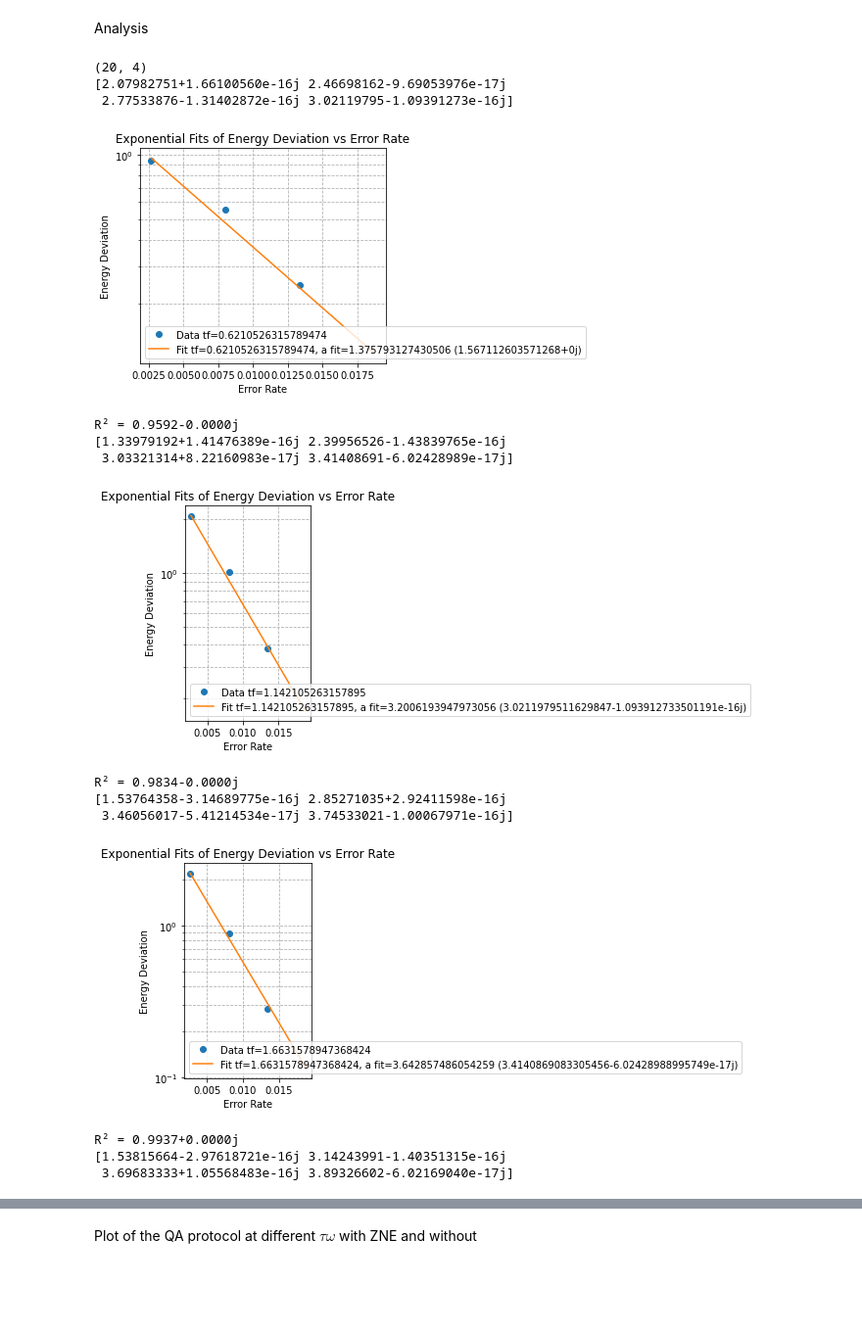
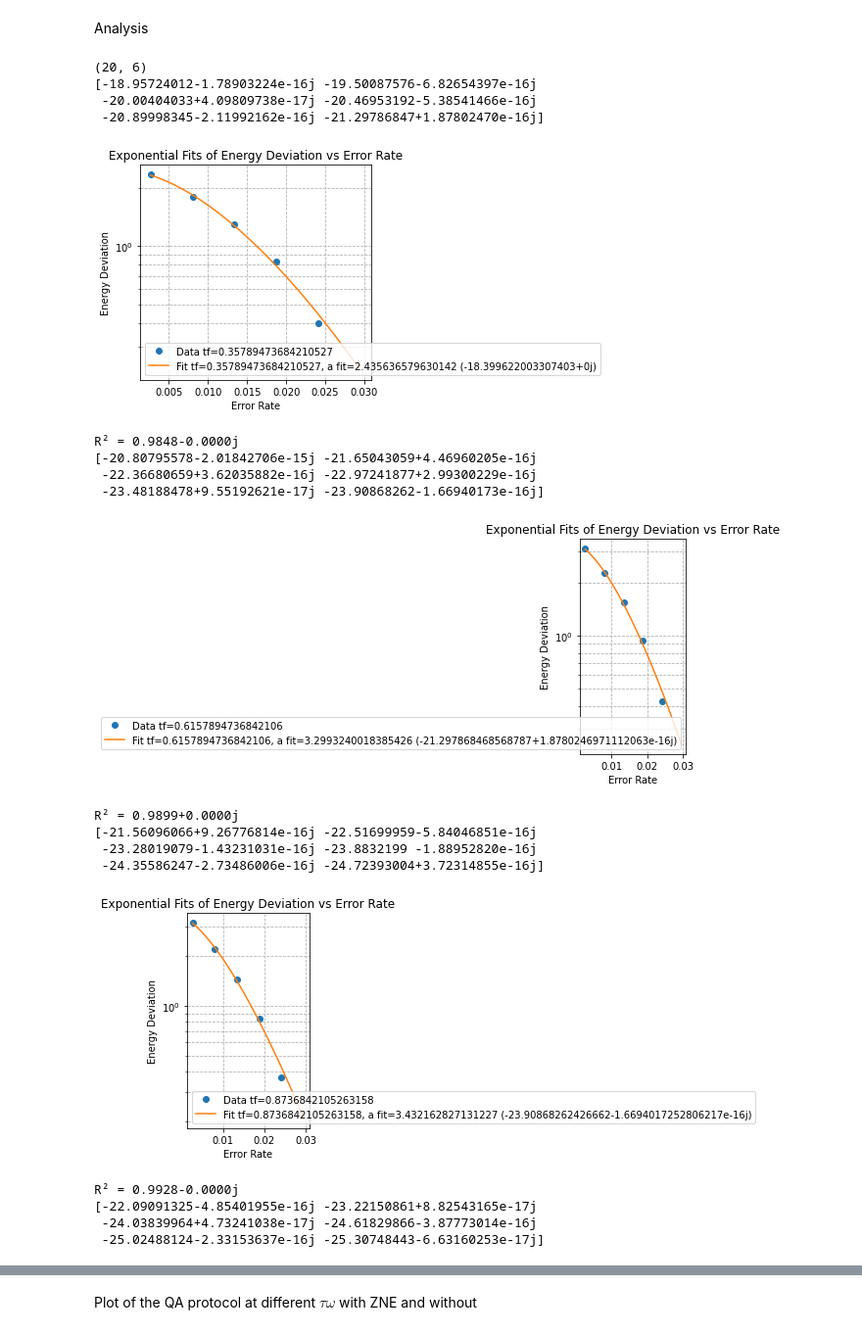
Before and after one commit to emacosta95/2nd_qa4nsm, a Jupyter notebook: ImplementationonQiskit.ipynb, the cells around one changed output, grey strips where cells are left out. Shown at 98% size. Cells and saved outputs as stored; diff of their text form; code cells hidden in the pictures; blank space fills up the shorter version.

```diff
--- a/ImplementationonQiskit.ipynb
+++ b/ImplementationonQiskit.ipynb
@@ -379,12 +383,12 @@ for r,cx_error_rate in enumerate(cx_error_rates):
 
     # Add gate errors
     cx_depol = depolarizing_error(cx_error_rate, 2)
-    #rz_depol = depolarizing_error(1e-5, 1)
+    rz_depol = depolarizing_error(2.024e-4, 1)
     #x_depol = depolarizing_error(1e-4, 1)
     h_depol = depolarizing_error(2.024e-4, 1)
     # Add depolarizing errors
     noise_model.add_all_qubit_quantum_error(cx_depol, 'cx')
-    #noise_model.add_all_qubit_quantum_error(rz_depol, 'rz')
+    noise_model.add_all_qubit_quantum_error(rz_depol, 'rz')
     #noise_model.add_all_qubit_quantum_error(x_depol, 'x')
     noise_model.add_all_qubit_quantum_error(h_depol, 'h')
 
@@ -831,7 +835,7 @@ from qiskit import QuantumCircuit
 from copy import deepcopy
 
 
-def amplify_cnots_qiskit(circuit, cnot_multiples=[0,2, 4, 6]):
+def amplify_cnots_qiskit(circuit, cnot_multiples=[0, 4, 6,8,10]):
     """
     Amplify noise in a Qiskit circuit by repeating each CNOT gate multiple (even) times.
     Returns a list of new circuits with amplified CNOTs.
@@ -1008,7 +1017,7 @@ from qiskit import QuantumCircuit
 from copy import deepcopy
 
 
-def amplify_cnots_qiskit(circuit, cnot_multiples=[0,2, 4,6,8 ]):
+def amplify_cnots_qiskit(circuit, cnot_multiples=[0,2, 4,6,8,10]):
     """
     Amplify noise in a Qiskit circuit by repeating each CNOT gate multiple (even) times.
     Returns a list of new circuits with amplified CNOTs.
@@ -1036,7 +1045,7 @@ def amplify_cnots_qiskit(circuit, cnot_multiples=[0,2, 4,6,8 ]):
 errors_vs_tf=[]
 infidelities_vs_tf=[]
 energies_vs_tf=[]
-tfs=np.linspace(0.1,10,20)
+tfs=np.linspace(0.1,5,20)
 for tf in tfs:
     time_steps=int(tf*10)
     time=np.linspace(0,tf,time_steps)
@@ -1089,14 +1098,14 @@ for tf in tfs:
         thermal_1q = thermal_relaxation_error(t1, t2, gate_time)
 
         #cx_depol.compose(thermal_1q)
-        rz_depol.compose(thermal_1q)
-        h_depol.compose(thermal_1q)
+        rz_error=rz_depol.compose(thermal_1q)
+        h_error=h_depol.compose(thermal_1q)
 
         # Add depolarizing errors
         noise_model.add_all_qubit_quantum_error(cx_depol, 'cx')
-        noise_model.add_all_qubit_quantum_error(rz_depol, 'rz')
+        noise_model.add_all_qubit_quantum_error(rz_error, 'rz')
         #noise_model.add_all_qubit_quantum_error(x_depol, 'x')
-        noise_model.add_all_qubit_quantum_error(h_depol, 'h')
+        noise_model.add_all_qubit_quantum_error(h_error, 'h')
 
         # print(
         #     f"""
@@ -1216,12 +1229,12 @@ import matplotlib.pyplot as plt
 from scipy.optimize import curve_fit
 
 # Example setup — replace with your actual data
-errors = np.array([1, 3, 5,7]) * 2.68e-3  # [num_noise_levels]
+errors = np.array([1, 3, 5,7,9,11]) * 2.68e-3  # [num_noise_levels]
 
 
 # Define exponential decay model
-def exp_decay(x, a, b):
-    return a * np.exp(-b * x)
+def exp_decay(x, a, b,c):
+    return a * np.exp(-b * x**c)
 
 # To store fitted parameters
 fit_params = []
@@ -1231,16 +1244,16 @@ print(errors_vs_tf.shape)
 shift_values=[]
 for i, energy_values in enumerate(errors_vs_tf[1:]):
     print(energy_values)
-    energy_deviation = energy_values[-1]-energy_values
+    energy_deviation = (energy_values-energy_values[-1])
 
     try:
-        params, _ = curve_fit(exp_decay, errors, energy_deviation, p0=(1, 1))
-        a_fit, b_fit = params
+        params, _ = curve_fit(exp_decay, errors[:-1], energy_deviation[:-1], p0=(1, 1,0))
+        a_fit, b_fit ,c_fit= params
         fit_params.append(params)
 
         # Plot
         x_fit = np.linspace(min(errors), max(errors), 100)
-        y_fit = exp_decay(x_fit, a_fit, b_fit)
+        y_fit = exp_decay(x_fit, a_fit, b_fit, c_fit)
         plt.plot(errors, energy_deviation, 'o', label=f'Data tf={tfs[i+1]}')
         plt.plot(x_fit, y_fit, '-', label=f'Fit tf={tfs[i+1]}, a fit={a_fit} {errors_vs_tf[i,-1]}')
         # Final plot settings
@@ -1254,46 +1267,50 @@ for i, energy_values in enumerate(errors_vs_tf[1:]):
         plt.show()
 
     except RuntimeError:
         print(f"Fit failed for tf index {i}")
         fit_params.append((np.nan, np.nan, np.nan))
     shift_values.append(a_fit)
 
 
 
     # Predicted values
-    y_pred = exp_decay(errors, a_fit, b_fit)
+    y_pred = exp_decay(errors, a_fit, b_fit,c_fit)
 
     # Actual values
     y_true = energy_deviation
 
     # Compute R^2
     ss_res = np.sum((y_true - y_pred) ** 2)
     ss_tot = np.sum((y_true - np.mean(y_true)) ** 2)
     r_squared = 1 - (ss_res / ss_tot)
 
     print(f"R² = {r_squared:.4f}")
 
 
 
 # Convert parameters to NumPy array for further use
 fit_params = np.array(fit_params)
 
 # Optional: Print just the a_fit parameters
 print("a_fit values for each tf:")
 print(fit_params[:, 0])
 # %% [output]
-(20, 4)
-[2.07982751+1.66100560e-16j 2.46698162-9.69053976e-17j
- 2.77533876-1.31402872e-16j 3.02119795-1.09391273e-16j]
+(20, 6)
+[-18.95724012-1.78903224e-16j -19.50087576-6.82654397e-16j
+ -20.00404033+4.09809738e-17j -20.46953192-5.38541466e-16j
+ -20.89998345-2.11992162e-16j -21.29786847+1.87802470e-16j]
-[figure, old version]
+[figure, new version]
-R² = 0.9592-0.0000j
-[1.33979192+1.41476389e-16j 2.39956526-1.43839765e-16j
- 3.03321314+8.22160983e-17j 3.41408691-6.02428989e-17j]
+R² = 0.9848-0.0000j
+[-20.80795578-2.01842706e-15j -21.65043059+4.46960205e-16j
+ -22.36680659+3.62035882e-16j -22.97241877+2.99300229e-16j
+ -23.48188478+9.55192621e-17j -23.90868262-1.66940173e-16j]
-[figure, old version]
+[figure, new version]
-R² = 0.9834-0.0000j
-[1.53764358-3.14689775e-16j 2.85271035+2.92411598e-16j
- 3.46056017-5.41214534e-17j 3.74533021-1.00067971e-16j]
+R² = 0.9899+0.0000j
+[-21.56096066+9.26776814e-16j -22.51699959-5.84046851e-16j
+ -23.28019079-1.43231031e-16j -23.8832199 -1.88952820e-16j
+ -24.35586247-2.73486006e-16j -24.72393004+3.72314855e-16j]
-[figure, old version]
+[figure, new version]
-R² = 0.9937+0.0000j
-[1.53815664-2.97618721e-16j 3.14243991-1.40351315e-16j
- 3.69683333+1.05568483e-16j 3.89326602-6.02169040e-17j]
+R² = 0.9928-0.0000j
+[-22.09091325-4.85401955e-16j -23.22150861+8.82543165e-17j
+ -24.03839964+4.73241038e-17j -24.61829866-3.87773014e-16j
+ -25.02488124-2.33153637e-16j -25.30748443-6.63160253e-17j]
```
Also changed, not shown: parts of 35 cells of this notebook, 4 other files.
